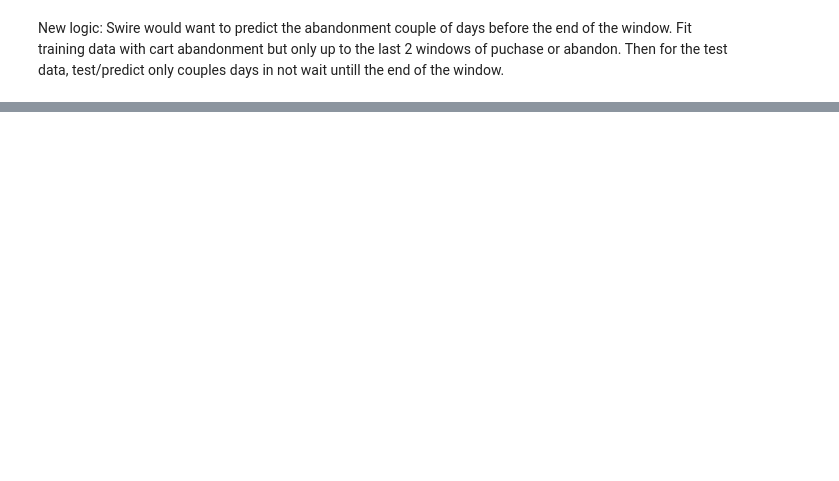
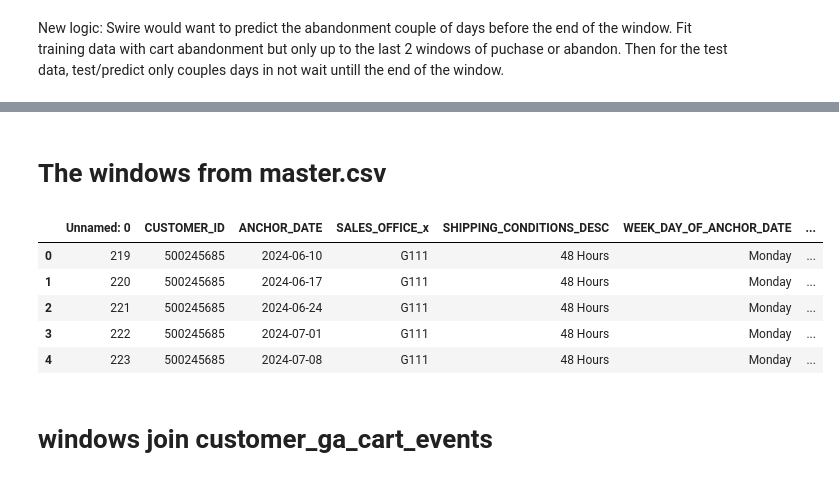
Before and after one commit to Hungagainagainagain/Swire-Cocacola-Capstone, a Jupyter notebook: modeling_new_logic.ipynb, the cells around one changed output, grey strips where cells are left out. Drawn from its saved outputs; the diff is of its cells as text; code cells hidden in the pictures; blank space fills up the shorter version.

```diff
--- a/modeling_new_logic.ipynb
+++ b/modeling_new_logic.ipynb
@@ -31,0 +125,2 @@ final_with_ga.head()
+# %% [markdown]
+# The windows from master.csv
@@ -31,0 +129,13 @@ final_with_ga.head()
+# %%
+pd.set_option('display.max_columns', None)
+
+windows.head()
+# %% [output]
+|  | Unnamed: 0 | CUSTOMER_ID | ANCHOR_DATE | SALES_OFFICE_x | SHIPPING_CONDITIONS_DESC | WEEK_DAY_OF_ANCHOR_DATE | ... |
+| 0 | 219 | 500245685 | 2024-06-10 | G111 | 48 Hours | Monday | ... |
+| 1 | 220 | 500245685 | 2024-06-17 | G111 | 48 Hours | Monday | ... |
+| 2 | 221 | 500245685 | 2024-06-24 | G111 | 48 Hours | Monday | ... |
+| 3 | 222 | 500245685 | 2024-07-01 | G111 | 48 Hours | Monday | ... |
+| 4 | 223 | 500245685 | 2024-07-08 | G111 | 48 Hours | Monday | ... |
+# %% [markdown]
+# windows join customer_ga_cart_events
```
Also changed, not shown: parts of 10 cells of this notebook, 1 other file.
